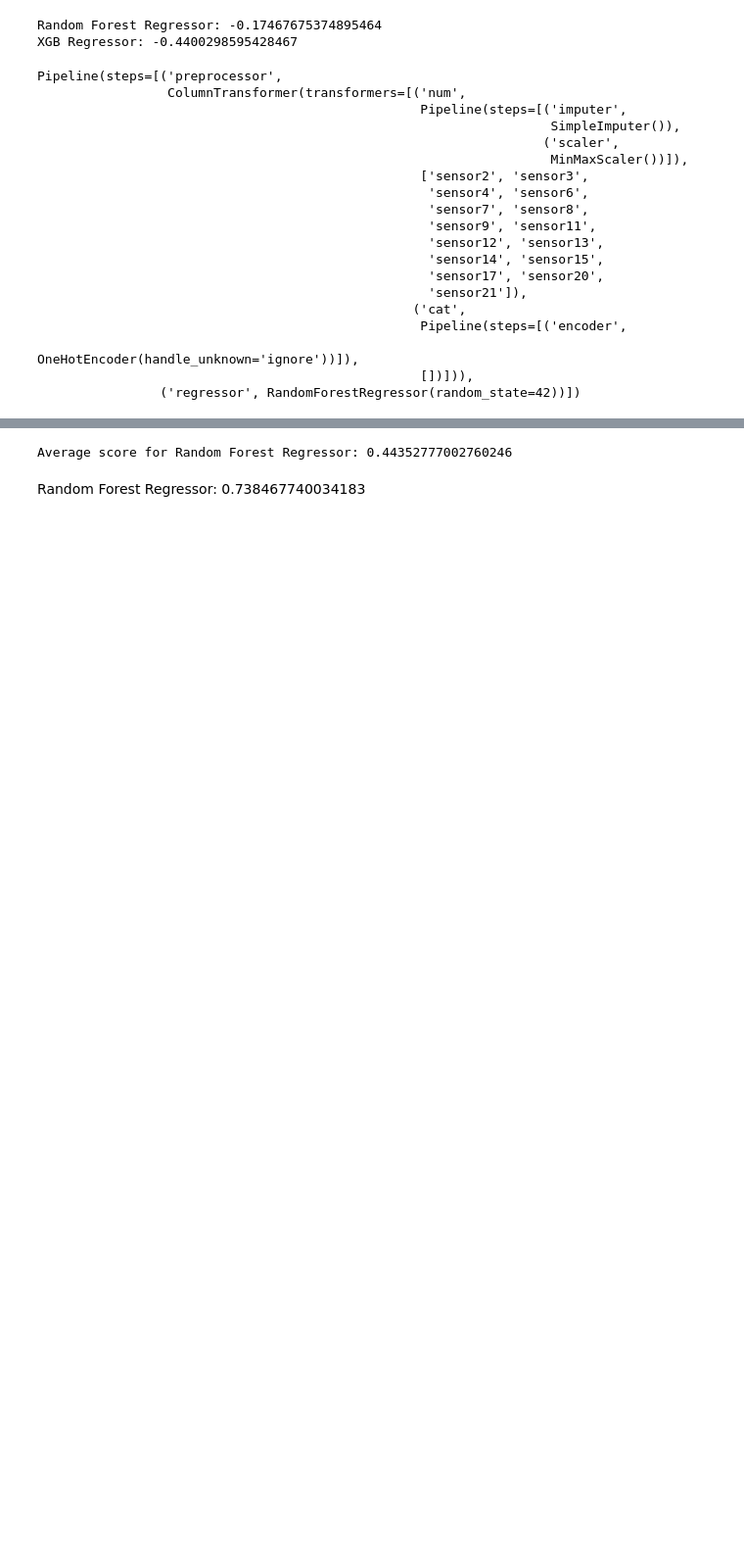
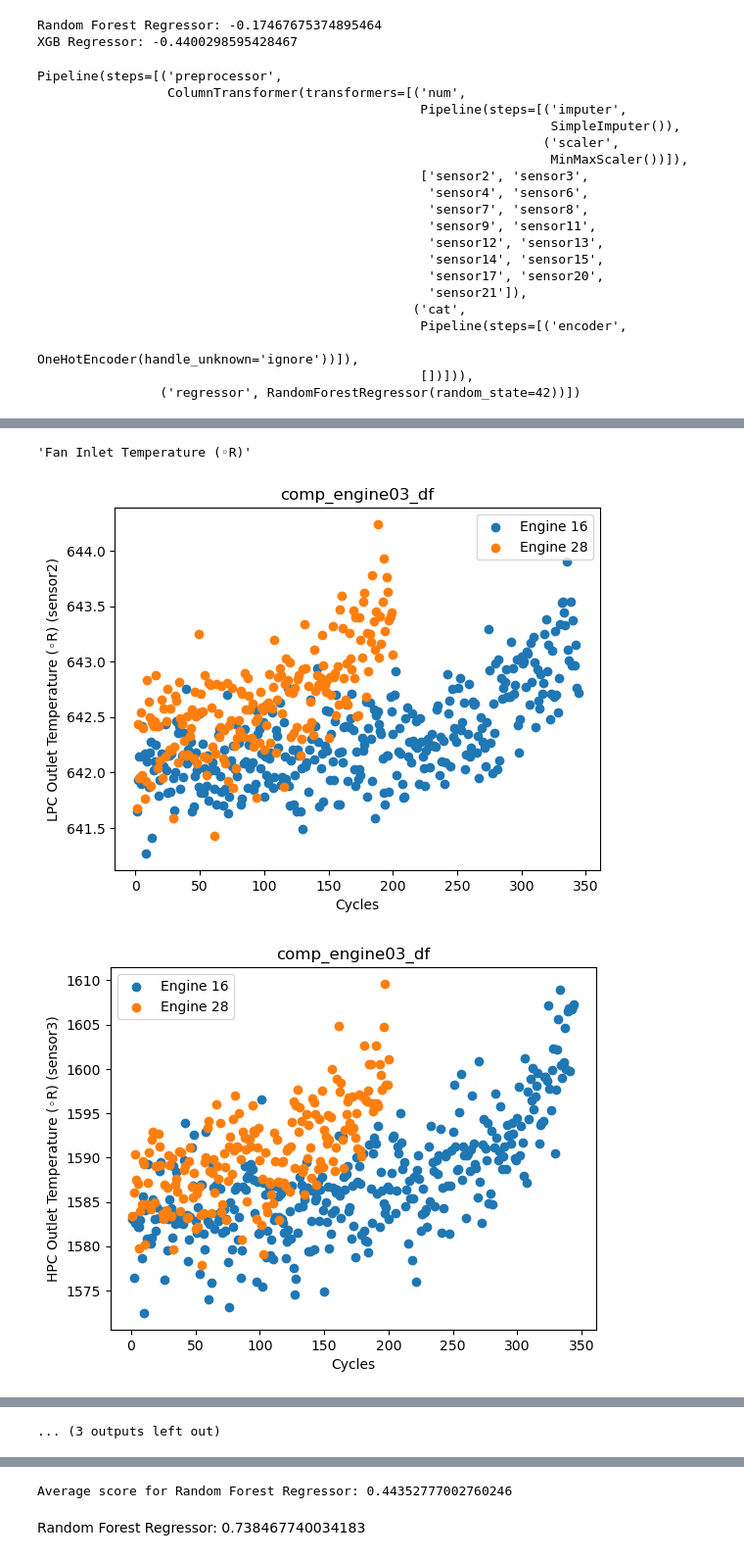
Before and after one commit to bicoscryin/predictive-maintenance, a Jupyter notebook: data-testing_engine.ipynb, the cells around one changed output, grey strips where cells are left out. Shown at 98% size. Cells and saved outputs as stored; diff of their text form; code cells hidden in the pictures; blank space fills up the shorter version.

```diff
--- a/data-testing_engine.ipynb
+++ b/data-testing_engine.ipynb
@@ -131,0 +150,24 @@ Pipeline(steps=[('preprocessor',
+# %%
+list(sensor_names.keys())[list(sensor_names.values()).index('Fan Inlet Temperature (◦R)')]#['Fan Inlet Temperature (◦R)']
+sensor_names['sensor1']
+# %% [output]
+'Fan Inlet Temperature (◦R)'
+# %%
+engine_1 = 16
+engine_2 = 28
+for col in X_train_df.columns:
+    engine_series = comp_engine03_df.loc[comp_engine03_df['engine'] == engine_1, col]
+    cycle_series = comp_engine03_df.loc[comp_engine03_df['engine'] == engine_1, 'cycle']
+    plt.scatter(cycle_series, engine_series, label=f"Engine {engine_1}")
+    engine_series_2 = comp_engine03_df.loc[comp_engine03_df['engine'] == engine_2, col]
+    cycle_series_2 = comp_engine03_df.loc[comp_engine03_df['engine'] == engine_2, 'cycle']
+    plt.scatter(cycle_series_2, engine_series_2, label=f"Engine {engine_2}")
+    plt.title(f"comp_engine03_df")
+    plt.xlabel("Cycles")
+    plt.ylabel(f"{sensor_names[col]} ({col})")
+    # plt.gca().invert_xaxis()
+    plt.legend()
+    plt.show()
+# %% [output]
+[figure, added]
+[figure, added]
@@ -132,3 +184,4 @@ Pipeline(steps=[('preprocessor',
+... (3 outputs left out)
 # %%
 for col in X_train_df.columns:
     engine_series_2 = X_train_df[col]
```
Also changed, not shown: parts of 7 cells of this notebook, 3 other files.
